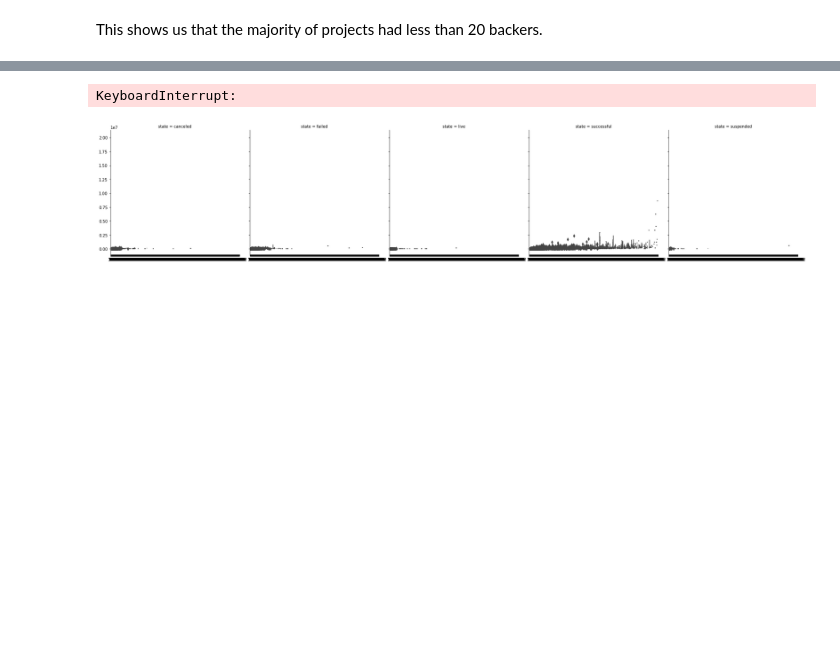
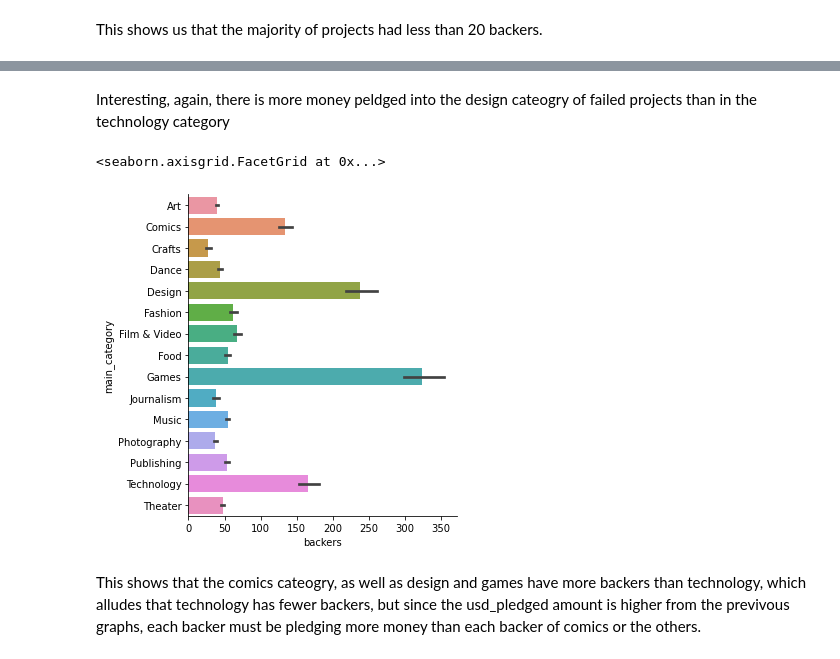
Before and after one commit to belindaleebl/kickstarter, a Jupyter notebook: EDA_Kickstarter_2016Data.ipynb, the cells around one changed output, grey strips where cells are left out. Saved outputs shown, nothing was run; the diff lists cells and outputs as text; code cells hidden in the pictures; blank space fills up the shorter version.

Commit message:
added additional visual analysis

```diff
--- a/EDA_Kickstarter_2016Data.ipynb
+++ b/EDA_Kickstarter_2016Data.ipynb
@@ -117,5 +181,9 @@ This shows us that the majority of projects had less than 20 backers.
+# %% [markdown]
+Interesting, again, there is more money peldged into the design cateogry of failed projects than in the technology category
 # %%
-sns.catplot(kind = 'box', data = df, col = 'state', x ='backers', y = 'usd_pledged')
+sns.catplot(kind = 'bar', data = df, x = 'backers', y ='main_category')
 # %% [output]
-KeyboardInterrupt:
+<seaborn.axisgrid.FacetGrid at 0x...>
-[figure, old version]
+[figure, new version]
+# %% [markdown]
+This shows that the comics cateogry, as well as design and games have more backers than technology, which alludes that technology has fewer backers, but since the usd_pledged amount is higher from the previvous graphs, each backer must be pledging more money than each backer of comics or the others.
```
Also changed, not shown: parts of 13 cells of this notebook.
